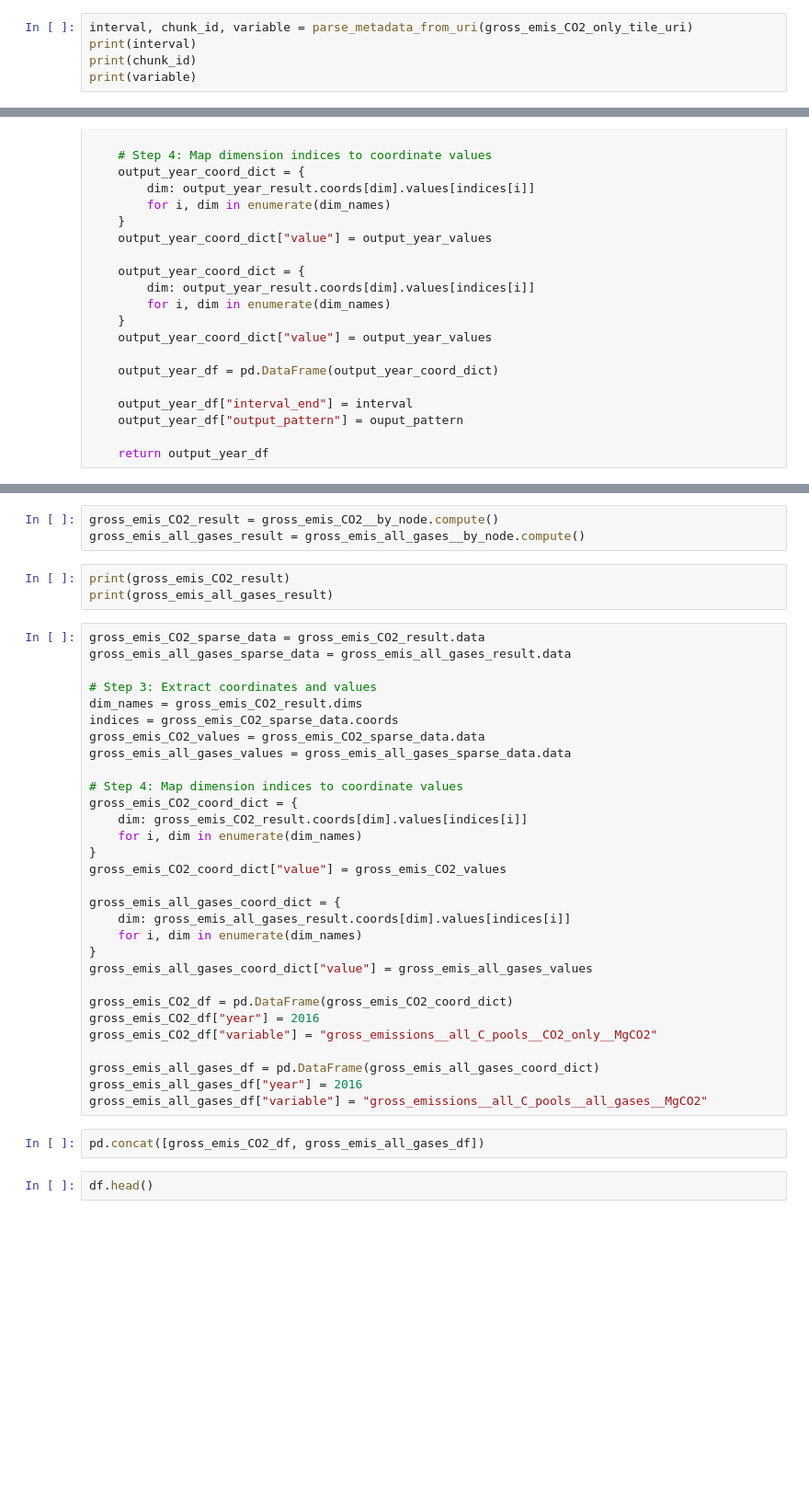
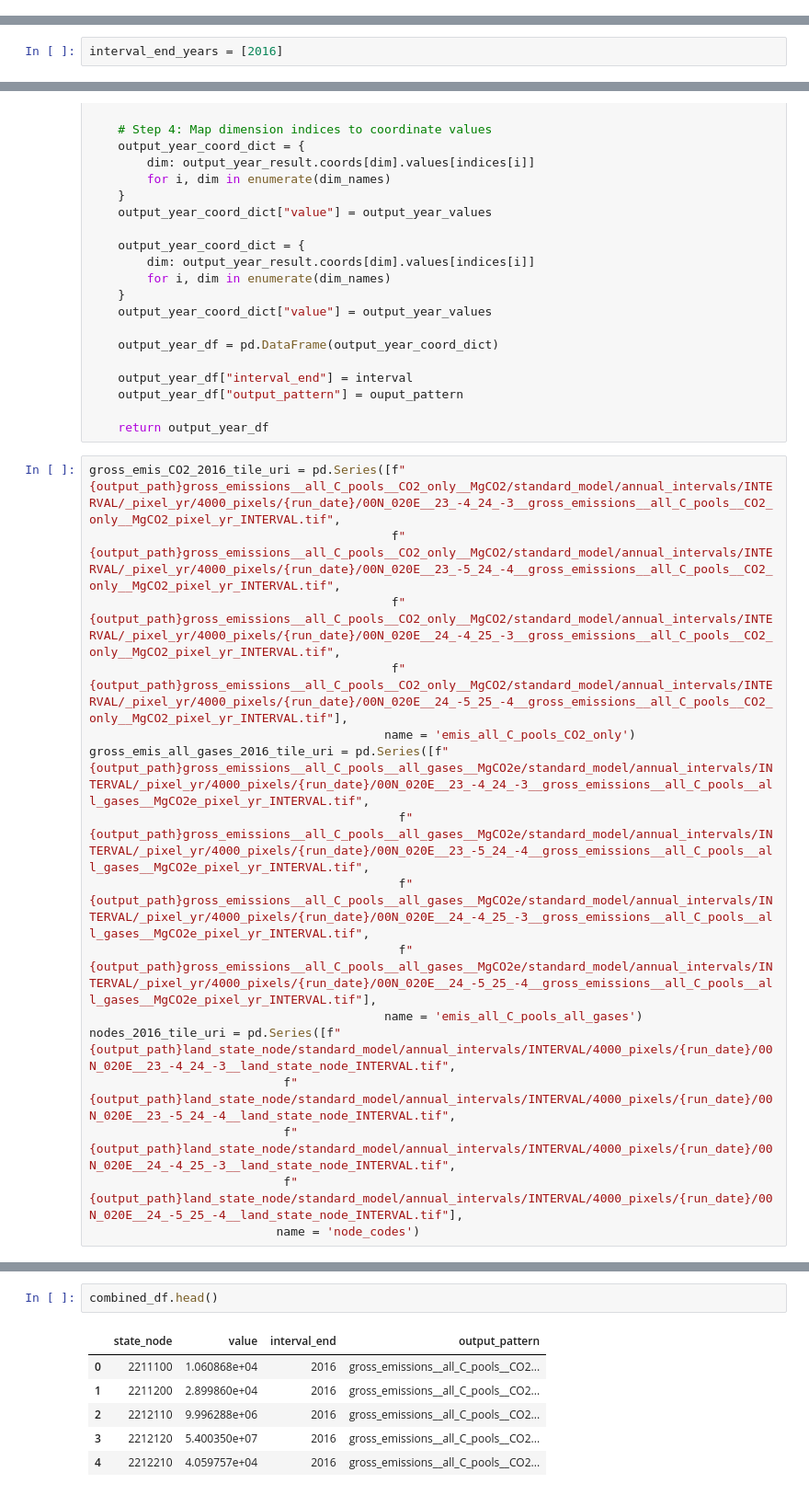
Before and after one commit to erin-glen/AFOLU_GHG_flux_model, a Jupyter notebook: src/LULUCF/scripts/zonal_statistics/LULUCF_output_zonal_stats_20250509.ipynb, the cells around one changed output, grey strips where cells are left out. Shown: that part at 92% size. Drawn from its saved outputs; the diff is of its cells as text; blank space fills up the shorter version.

Commit message:
Adding iteration by year for zonal stats.

```diff
--- a/src/LULUCF/scripts/zonal_statistics/LULUCF_output_zonal_stats_20250509.ipynb
+++ b/src/LULUCF/scripts/zonal_statistics/LULUCF_output_zonal_stats_20250509.ipynb
@@ -61,5 +47,0 @@ Name: node_codes, dtype: object
-# %%
-interval, chunk_id, variable = parse_metadata_from_uri(gross_emis_CO2_only_tile_uri)
-print(interval)
-print(chunk_id)
-print(variable)
@@ -110,3 +79,5 @@ Name: node_codes, dtype: object
+# %%
+interval_end_years = [2016]
 # %%
 node_codes = np.array([3222111, 2212120, 3222121, 3212122, 2212110, 3212121, 3222210, 2223200,
                        2221200, 3212222, 2221100, 5220000, 4100000, 2223100,
@@ -190,6 +161,22 @@ def create_output_year_df(output_year_result, interval, ouput_pattern):
     output_year_df["output_pattern"] = ouput_pattern
 
     return output_year_df
+# %%
+gross_emis_CO2_2016_tile_uri = pd.Series([f"{output_path}gross_emissions__all_C_pools__CO2_only__MgCO2/standard_model/annual_intervals/INTERVAL/_pixel_yr/4000_pixels/{run_date}/00N_020E__23_-4_24_-3__gross_emissions__all_C_pools__CO2_only__MgCO2_pixel_yr_INTERVAL.tif",
+                                          f"{output_path}gross_emissions__all_C_pools__CO2_only__MgCO2/standard_model/annual_intervals/INTERVAL/_pixel_yr/4000_pixels/{run_date}/00N_020E__23_-5_24_-4__gross_emissions__all_C_pools__CO2_only__MgCO2_pixel_yr_INTERVAL.tif",
+                                          f"{output_path}gross_emissions__all_C_pools__CO2_only__MgCO2/standard_model/annual_intervals/INTERVAL/_pixel_yr/4000_pixels/{run_date}/00N_020E__24_-4_25_-3__gross_emissions__all_C_pools__CO2_only__MgCO2_pixel_yr_INTERVAL.tif",
+                                          f"{output_path}gross_emissions__all_C_pools__CO2_only__MgCO2/standard_model/annual_intervals/INTERVAL/_pixel_yr/4000_pixels/{run_date}/00N_020E__24_-5_25_-4__gross_emissions__all_C_pools__CO2_only__MgCO2_pixel_yr_INTERVAL.tif"],
+                                         name = 'emis_all_C_pools_CO2_only')
+gross_emis_all_gases_2016_tile_uri = pd.Series([f"{output_path}gross_emissions__all_C_pools__all_gases__MgCO2e/standard_model/annual_intervals/INTERVAL/_pixel_yr/4000_pixels/{run_date}/00N_020E__23_-4_24_-3__gross_emissions__all_C_pools__all_gases__MgCO2e_pixel_yr_INTERVAL.tif",
+                                           f"{output_path}gross_emissions__all_C_pools__all_gases__MgCO2e/standard_model/annual_intervals/INTERVAL/_pixel_yr/4000_pixels/{run_date}/00N_020E__23_-5_24_-4__gross_emissions__all_C_pools__all_gases__MgCO2e_pixel_yr_INTERVAL.tif",
+                                           f"{output_path}gross_emissions__all_C_pools__all_gases__MgCO2e/standard_model/annual_intervals/INTERVAL/_pixel_yr/4000_pixels/{run_date}/00N_020E__24_-4_25_-3__gross_emissions__all_C_pools__all_gases__MgCO2e_pixel_yr_INTERVAL.tif",
+                                           f"{output_path}gross_emissions__all_C_pools__all_gases__MgCO2e/standard_model/annual_intervals/INTERVAL/_pixel_yr/4000_pixels/{run_date}/00N_020E__24_-5_25_-4__gross_emissions__all_C_pools__all_gases__MgCO2e_pixel_yr_INTERVAL.tif"],
+                                         name = 'emis_all_C_pools_all_gases')
+nodes_2016_tile_uri = pd.Series([f"{output_path}land_state_node/standard_model/annual_intervals/INTERVAL/4000_pixels/{run_date}/00N_020E__23_-4_24_-3__land_state_node_INTERVAL.tif",
+                           f"{output_path}land_state_node/standard_model/annual_intervals/INTERVAL/4000_pixels/{run_date}/00N_020E__23_-5_24_-4__land_state_node_INTERVAL.tif",
+                           f"{output_path}land_state_node/standard_model/annual_intervals/INTERVAL/4000_pixels/{run_date}/00N_020E__24_-4_25_-3__land_state_node_INTERVAL.tif",
+                           f"{output_path}land_state_node/standard_model/annual_intervals/INTERVAL/4000_pixels/{run_date}/00N_020E__24_-5_25_-4__land_state_node_INTERVAL.tif"],
+                          name = 'node_codes')
 # %%
 analysis_layer_years = [gross_emis_CO2_2016_tile_uri, gross_emis_all_gases_2016_tile_uri]
 
@@ -349,41 +233,10 @@ print(gross_emis_all_gases__by_node)
-# %%
-gross_emis_CO2_result = gross_emis_CO2__by_node.compute()
-gross_emis_all_gases_result = gross_emis_all_gases__by_node.compute()
-# %%
-print(gross_emis_CO2_result)
-print(gross_emis_all_gases_result)
-# %%
-gross_emis_CO2_sparse_data = gross_emis_CO2_result.data
-gross_emis_all_gases_sparse_data = gross_emis_all_gases_result.data
-
-# Step 3: Extract coordinates and values
-dim_names = gross_emis_CO2_result.dims
-indices = gross_emis_CO2_sparse_data.coords
-gross_emis_CO2_values = gross_emis_CO2_sparse_data.data
-gross_emis_all_gases_values = gross_emis_all_gases_sparse_data.data
-
-# Step 4: Map dimension indices to coordinate values
-gross_emis_CO2_coord_dict = {
-    dim: gross_emis_CO2_result.coords[dim].values[indices[i]]
-    for i, dim in enumerate(dim_names)
-}
-gross_emis_CO2_coord_dict["value"] = gross_emis_CO2_values
-
-gross_emis_all_gases_coord_dict = {
-    dim: gross_emis_all_gases_result.coords[dim].values[indices[i]]
-    for i, dim in enumerate(dim_names)
-}
-gross_emis_all_gases_coord_dict["value"] = gross_emis_all_gases_values
-
-gross_emis_CO2_df = pd.DataFrame(gross_emis_CO2_coord_dict)
-gross_emis_CO2_df["year"] = 2016
-gross_emis_CO2_df["variable"] = "gross_emissions__all_C_pools__CO2_only__MgCO2"
-
-gross_emis_all_gases_df = pd.DataFrame(gross_emis_all_gases_coord_dict)
-gross_emis_all_gases_df["year"] = 2016
-gross_emis_all_gases_df["variable"] = "gross_emissions__all_C_pools__all_gases__MgCO2"
-# %%
-pd.concat([gross_emis_CO2_df, gross_emis_all_gases_df])
 # %%
-df.head()
+combined_df.head()
+# %% [output]
+|  | state_node | value | interval_end | output_pattern |
+| 0 | 2211100 | 1.060868e+04 | 2016 | gross_emissions__all_C_pools__CO2... |
+| 1 | 2211200 | 2.899860e+04 | 2016 | gross_emissions__all_C_pools__CO2... |
+| 2 | 2212110 | 9.996288e+06 | 2016 | gross_emissions__all_C_pools__CO2... |
+| 3 | 2212120 | 5.400350e+07 | 2016 | gross_emissions__all_C_pools__CO2... |
+| 4 | 2212210 | 4.059757e+04 | 2016 | gross_emissions__all_C_pools__CO2... |
 # %%
```
Also changed, not shown: parts of 11 cells of this notebook.
